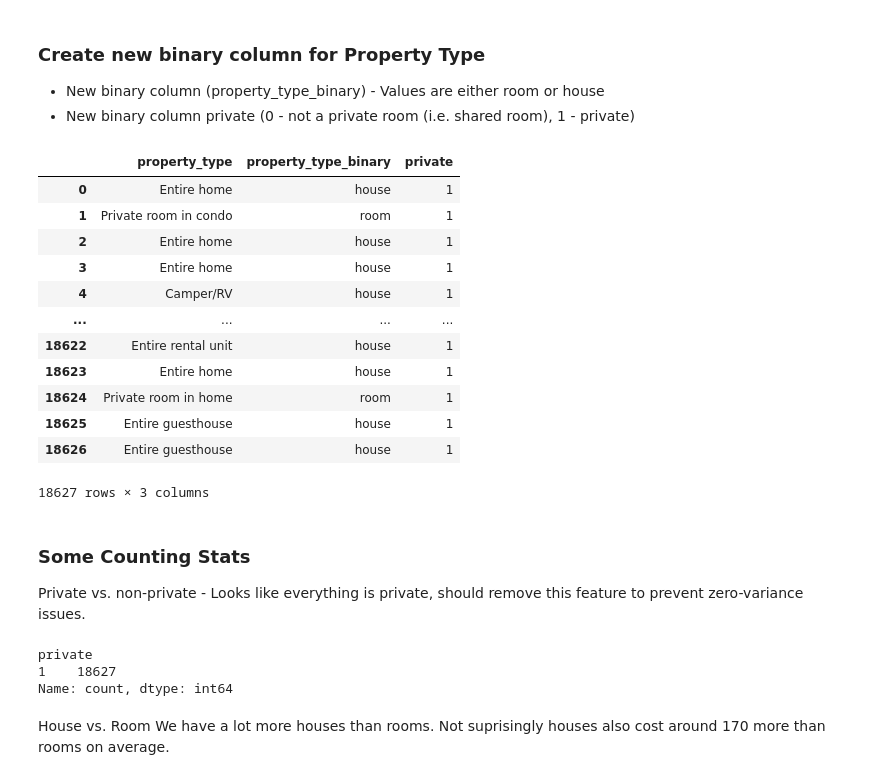
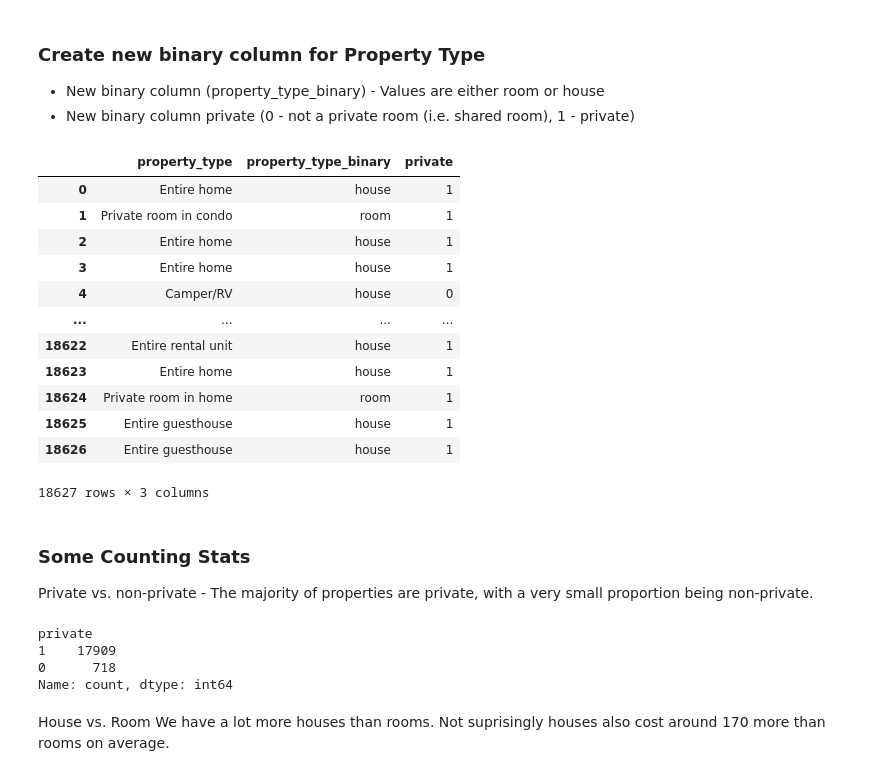
Before and after one commit to nlee98/ADS-599_Capstone_Project, a Jupyter notebook: Code Library/Data_Exploration.ipynb, the cells around one changed output. Drawn from its saved outputs; the diff is of its cells as text; code cells hidden in the pictures.

```diff
--- a/Code Library/Data_Exploration.ipynb
+++ b/Code Library/Data_Exploration.ipynb
@@ -571,24 +549,24 @@ plt.axis('off');
 # %%
 #Create the new "property_type_binary" column
 eda_income_df["property_type_binary"] = eda_income_df["property_type"].apply(
     lambda x: "room" if "room" in x.lower() else "house")
 
 # Create the new "private" column
 eda_income_df["private"] = eda_income_df["property_type"].apply(
-    lambda x: 1 if "private" or "entire" in x.lower() else 0)
+    lambda x: 1 if "private" in x.lower() or "entire" in x.lower() else 0)
 
 # Optional: You can convert the "private" column to integer type if needed
 eda_income_df["private"] = eda_income_df["private"].astype(int)
 
 # Print the updated DataFrame
 eda_income_df[["property_type", "property_type_binary", "private"]]
 # %% [output]
 |  | property_type | property_type_binary | private |
 | 0 | Entire home | house | 1 |
 | 1 | Private room in condo | room | 1 |
 | 2 | Entire home | house | 1 |
 | 3 | Entire home | house | 1 |
-| 4 | Camper/RV | house | 1 |
+| 4 | Camper/RV | house | 0 |
 | ... | ... | ... | ... |
 | 18622 | Entire rental unit | house | 1 |
 | 18623 | Entire home | house | 1 |
@@ -596,14 +574,15 @@ eda_income_df[["property_type", "property_type_binary", "private"]]
 | 18625 | Entire guesthouse | house | 1 |
 | 18626 | Entire guesthouse | house | 1 |
 18627 rows × 3 columns
-# %% [markdown]
-### Some Counting Stats
-Private vs. non-private - Looks like everything is private, should remove this feature to prevent zero-variance issues.
+# %% [markdown]
+### Some Counting Stats
+Private vs. non-private - The majority of properties are private, with a very small proportion being non-private.
 # %%
-eda_income_df['private'].value_counts()
+eda_income_df["private"].value_counts()
 # %% [output]
 private
-1    18627
+1    17909
+0      718
 Name: count, dtype: int64
 # %% [markdown]
 House vs. Room
```
Also changed, not shown: parts of 23 cells of this notebook.
